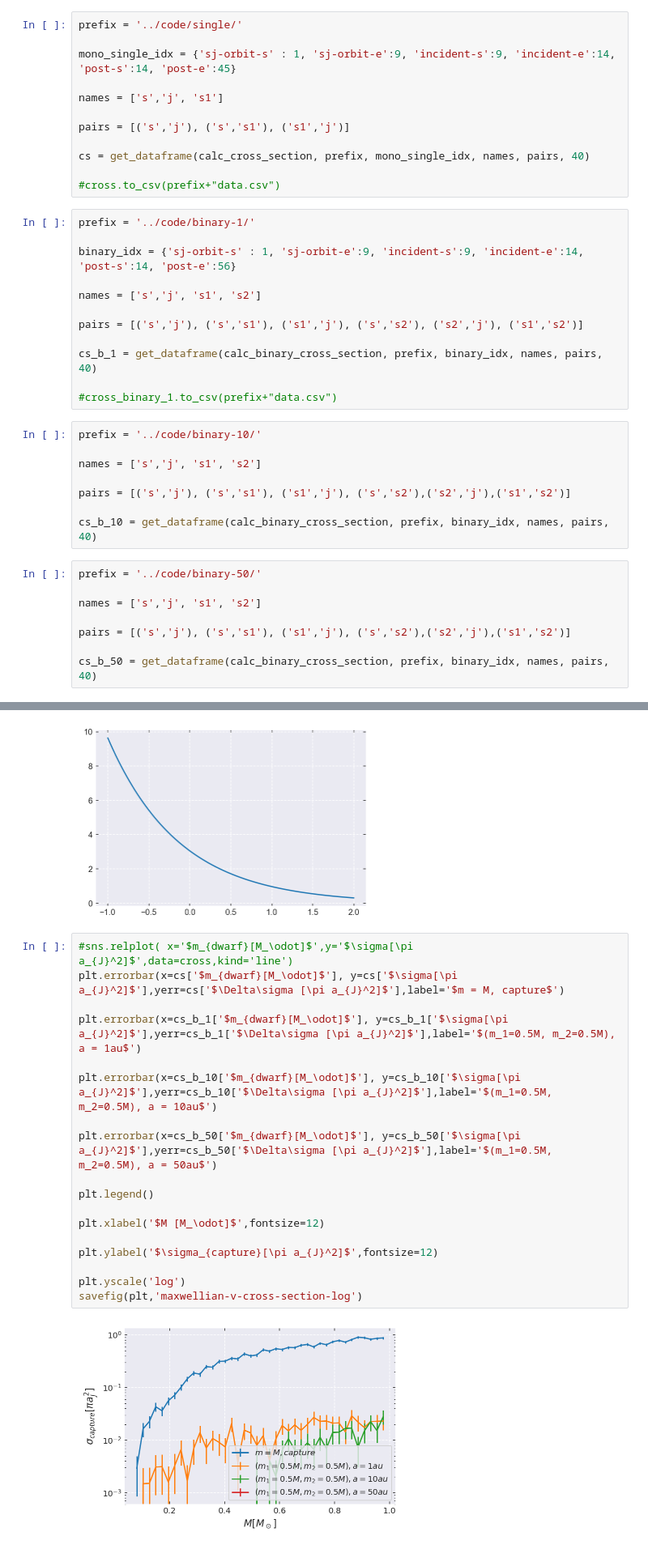
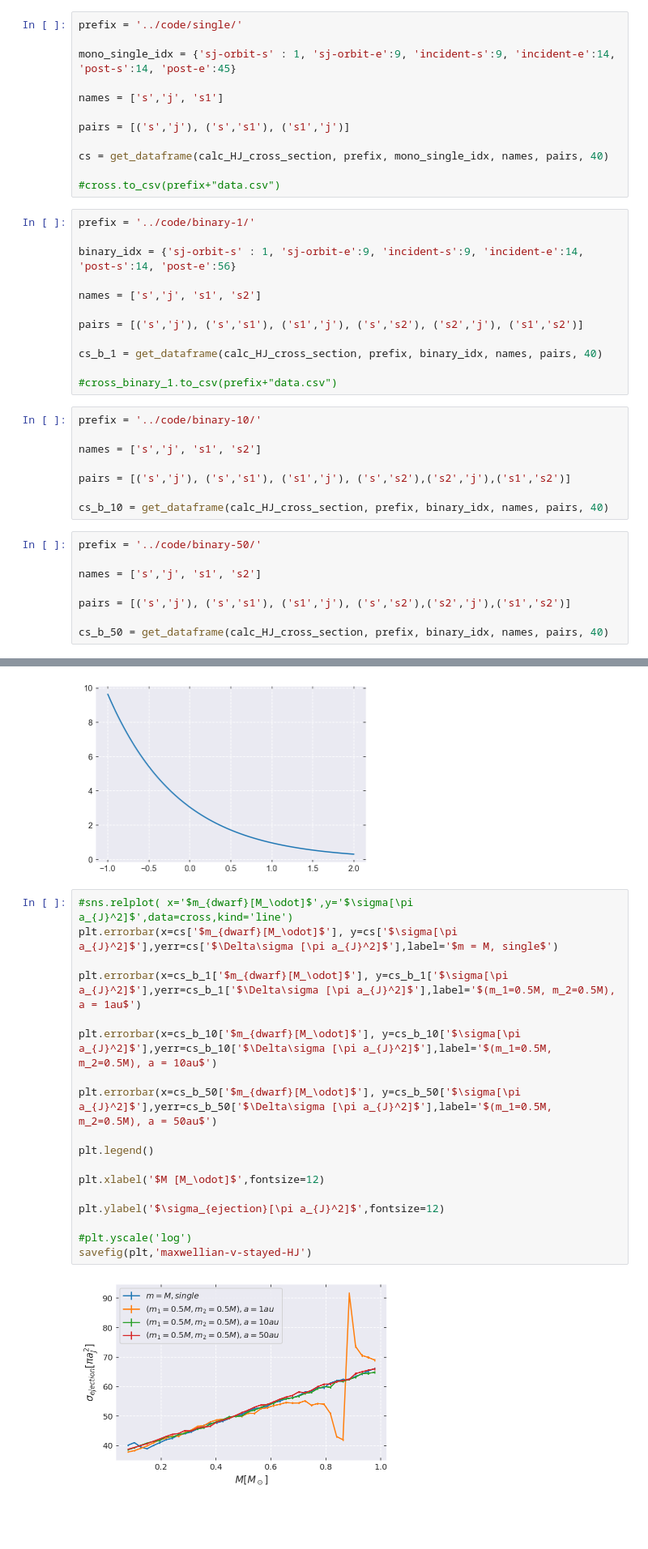
Before and after one commit to YihanWangAstro/giant-planet, a Jupyter notebook: process/giant-planet.ipynb, the cells around one changed output, grey strips where cells are left out. Shown at 81% size. Saved outputs shown, nothing was run; the diff lists cells and outputs as text; blank space fills up the shorter version.

```diff
--- a/process/giant-planet.ipynb
+++ b/process/giant-planet.ipynb
@@ -400,7 +461,7 @@ names = ['s','j', 's1']
 
 pairs = [('s','j'), ('s','s1'), ('s1','j')]
 
-cs = get_dataframe(calc_cross_section, prefix, mono_single_idx, names, pairs, 40)
+cs = get_dataframe(calc_HJ_cross_section, prefix, mono_single_idx, names, pairs, 40)
 
 #cross.to_csv(prefix+"data.csv")
 # %%
@@ -412,7 +473,7 @@ names = ['s','j', 's1', 's2']
 
 pairs = [('s','j'), ('s','s1'), ('s1','j'), ('s','s2'), ('s2','j'), ('s1','s2')]
 
-cs_b_1 = get_dataframe(calc_binary_cross_section, prefix, binary_idx, names, pairs, 40)
+cs_b_1 = get_dataframe(calc_HJ_cross_section, prefix, binary_idx, names, pairs, 40)
 
 #cross_binary_1.to_csv(prefix+"data.csv")
 # %%
@@ -422,7 +483,7 @@ names = ['s','j', 's1', 's2']
 
 pairs = [('s','j'), ('s','s1'), ('s1','j'), ('s','s2'),('s2','j'),('s1','s2')]
 
-cs_b_10 = get_dataframe(calc_binary_cross_section, prefix, binary_idx, names, pairs, 40)
+cs_b_10 = get_dataframe(calc_HJ_cross_section, prefix, binary_idx, names, pairs, 40)
 # %%
 prefix = '../code/binary-50/'
 
@@ -430,7 +491,7 @@ names = ['s','j', 's1', 's2']
 
 pairs = [('s','j'), ('s','s1'), ('s1','j'), ('s','s2'),('s2','j'),('s1','s2')]
 
-cs_b_50 = get_dataframe(calc_binary_cross_section, prefix, binary_idx, names, pairs, 40)
+cs_b_50 = get_dataframe(calc_HJ_cross_section, prefix, binary_idx, names, pairs, 40)
 # %%
 den=1000
 a_x = 10**np.linspace(-1, 2, den)
@@ -444,21 +505,21 @@ plt.plot(np.log10(a_x), v_y)
 [figure]
 # %%
 #sns.relplot( x='$m_{dwarf}[M_\odot]$',y='$\sigma[\pi a_{J}^2]$',data=cross,kind='line')
-plt.errorbar(x=cs['$m_{dwarf}[M_\odot]$'], y=cs['$\sigma[\pi a_{J}^2]$'],yerr=cs['$\Delta\sigma [\pi a_{J}^2]$'],label='$m = M, capture$')
+plt.errorbar(x=cs['$m_{dwarf}[M_\odot]$'], y=cs['$\sigma[\pi a_{J}^2]$'],yerr=cs['$\Delta\sigma [\pi a_{J}^2]$'],label='$m = M, single$')
 
 plt.errorbar(x=cs_b_1['$m_{dwarf}[M_\odot]$'], y=cs_b_1['$\sigma[\pi a_{J}^2]$'],yerr=cs_b_1['$\Delta\sigma [\pi a_{J}^2]$'],label='$(m_1=0.5M, m_2=0.5M), a = 1au$')
 
 plt.errorbar(x=cs_b_10['$m_{dwarf}[M_\odot]$'], y=cs_b_10['$\sigma[\pi a_{J}^2]$'],yerr=cs_b_10['$\Delta\sigma [\pi a_{J}^2]$'],label='$(m_1=0.5M, m_2=0.5M), a = 10au$')
 
 plt.errorbar(x=cs_b_50['$m_{dwarf}[M_\odot]$'], y=cs_b_50['$\sigma[\pi a_{J}^2]$'],yerr=cs_b_50['$\Delta\sigma [\pi a_{J}^2]$'],label='$(m_1=0.5M, m_2=0.5M), a = 50au$')
 
 plt.legend()
 
 plt.xlabel('$M [M_\odot]$',fontsize=12)
 
-plt.ylabel('$\sigma_{capture}[\pi a_{J}^2]$',fontsize=12)
+plt.ylabel('$\sigma_{ejection}[\pi a_{J}^2]$',fontsize=12)
 
-plt.yscale('log')
-savefig(plt,'maxwellian-v-cross-section-log')
+#plt.yscale('log')
+savefig(plt,'maxwellian-v-stayed-HJ')
 # %% [output]
-[figure, old version]
+[figure, new version]
```
Also changed, not shown: parts of 1 cell of this notebook.
